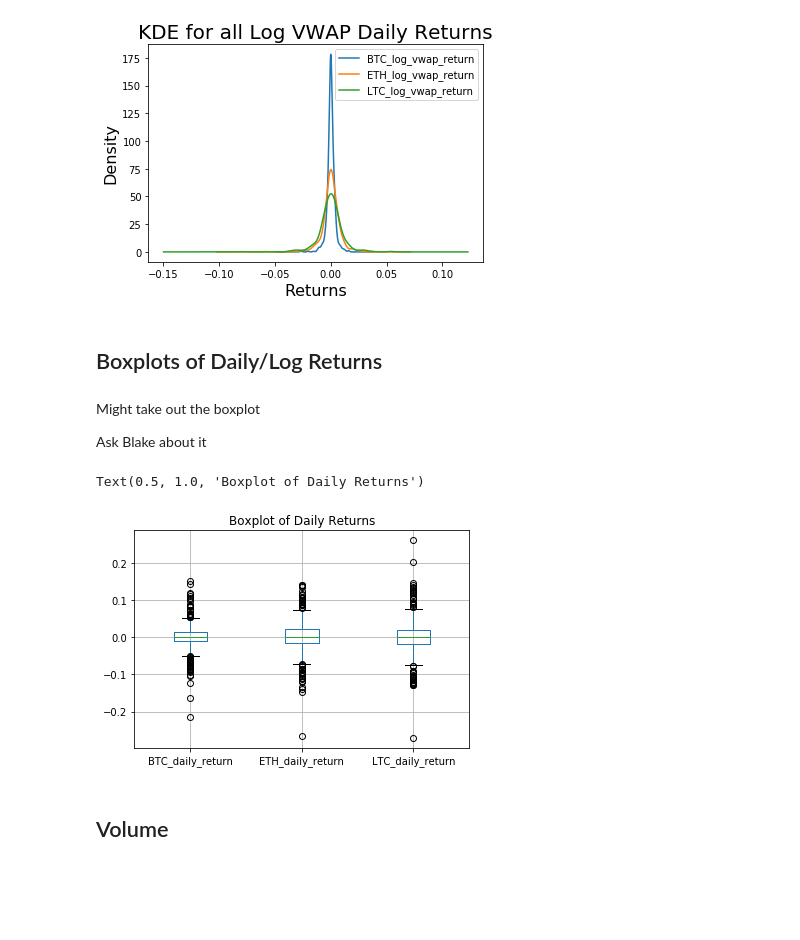
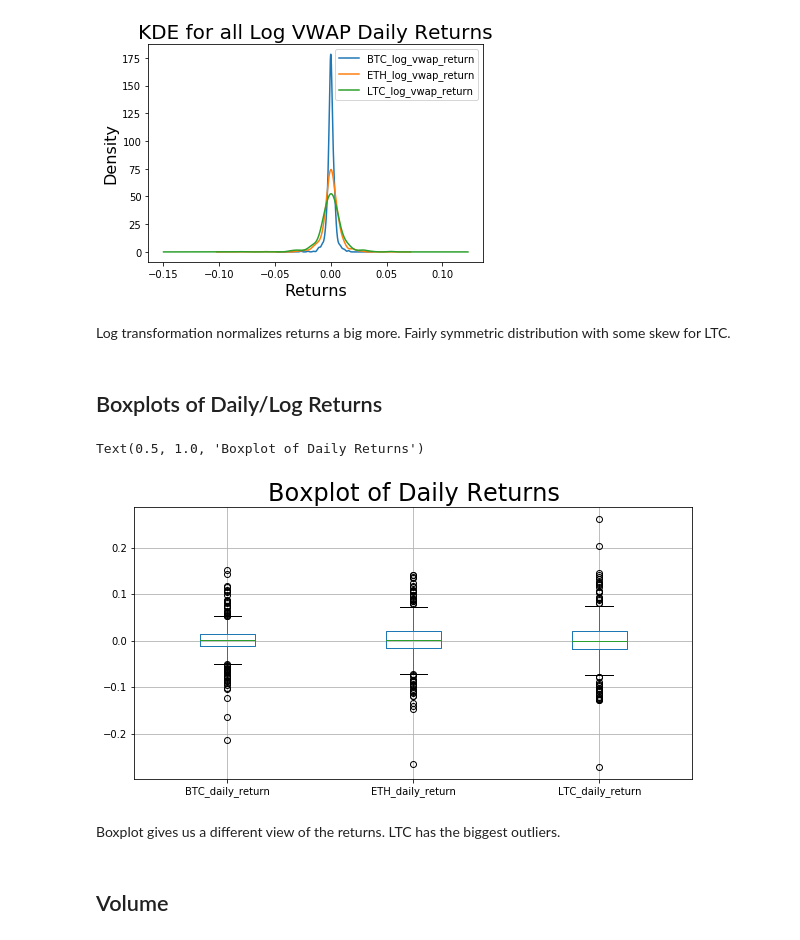
Before and after one commit to hank-butler/Third-Capstone, a Jupyter notebook: Third_Capstone_EDA.ipynb, the cells around one changed output. Saved outputs shown, nothing was run; the diff lists cells and outputs as text; code cells hidden in the pictures; blank space fills up the shorter version.

```diff
--- a/Third_Capstone_EDA.ipynb
+++ b/Third_Capstone_EDA.ipynb
@@ -246,18 +228,18 @@ plt.ylabel("Density", size = 16)
 # %% [output]
 Text(0, 0.5, 'Density')
 [figure]
+# %% [markdown]
+Log transformation normalizes returns a big more. Fairly symmetric distribution with some skew for LTC.
 # %% [markdown]
 ## Boxplots of Daily/Log Returns
-# %% [markdown]
-Might take out the boxplot
-
-Ask Blake about it
 # %%
-df[['BTC_daily_return', 'ETH_daily_return', 'LTC_daily_return']].boxplot()
-plt.title("Boxplot of Daily Returns")
+df[['BTC_daily_return', 'ETH_daily_return', 'LTC_daily_return']].boxplot(figsize=(10, 5))
+plt.title("Boxplot of Daily Returns", size = 24)
 # %% [output]
 Text(0.5, 1.0, 'Boxplot of Daily Returns')
-[figure, old version]
+[figure, new version]
+# %% [markdown]
+Boxplot gives us a different view of the returns. LTC has the biggest outliers.
 # %% [markdown]
 ## Volume
 # %%
```
Also changed, not shown: parts of 12 cells of this notebook.
